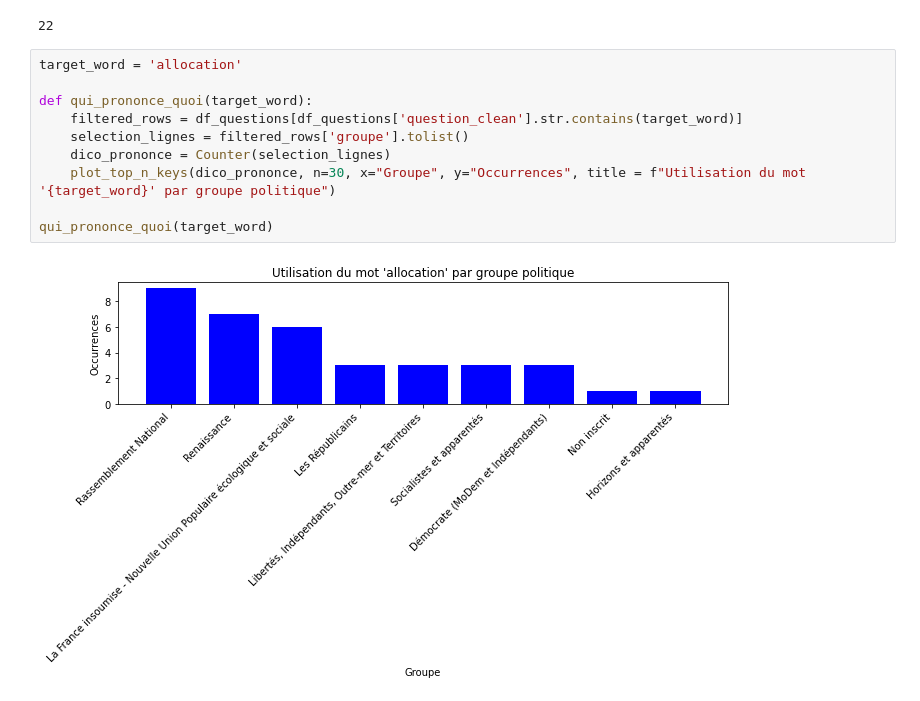
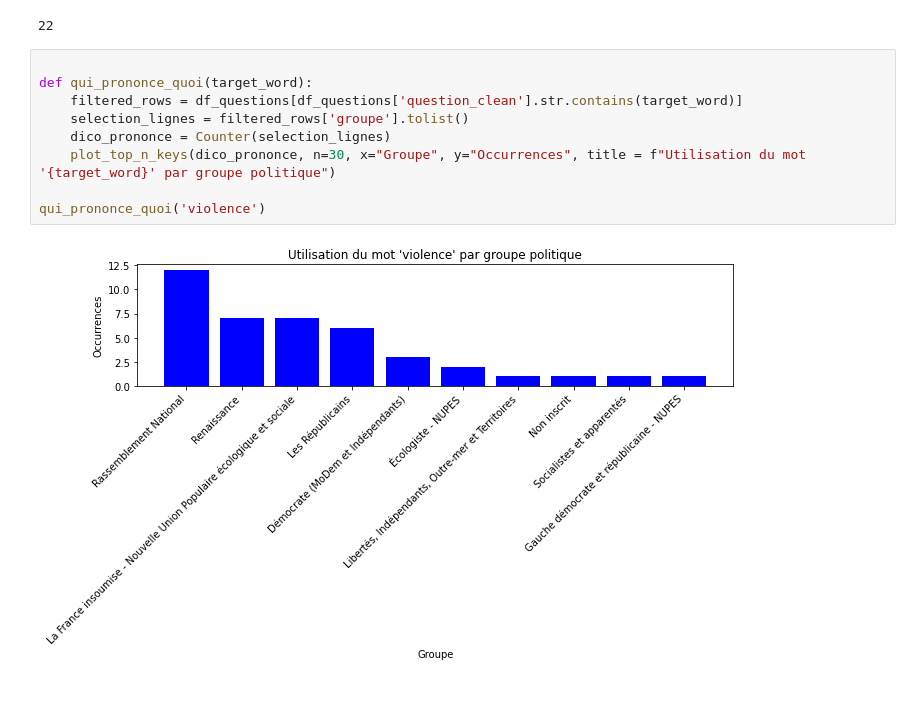
Before and after one commit to jcomperatore/PythonPourLaDataScience, a Jupyter notebook: Statistiques descriptives/Statistiques_descriptives.ipynb, the cells around one changed output. Cells and saved outputs as stored; diff of their text form.

```diff
--- a/Statistiques descriptives/Statistiques_descriptives.ipynb
+++ b/Statistiques descriptives/Statistiques_descriptives.ipynb
@@ -240,14 +241,13 @@ occurrences.get("violence")
 # %% [output]
 22
 # %%
-target_word = 'allocation'
 
 def qui_prononce_quoi(target_word):
     filtered_rows = df_questions[df_questions['question_clean'].str.contains(target_word)]
     selection_lignes = filtered_rows['groupe'].tolist()
     dico_prononce = Counter(selection_lignes)
     plot_top_n_keys(dico_prononce, n=30, x="Groupe", y="Occurrences", title = f"Utilisation du mot '{target_word}' par groupe politique")
 
-qui_prononce_quoi(target_word)
+qui_prononce_quoi('violence')
 # %% [output]
-[figure, old version]
+[figure, new version]
```
Also changed, not shown: parts of 4 cells of this notebook.
